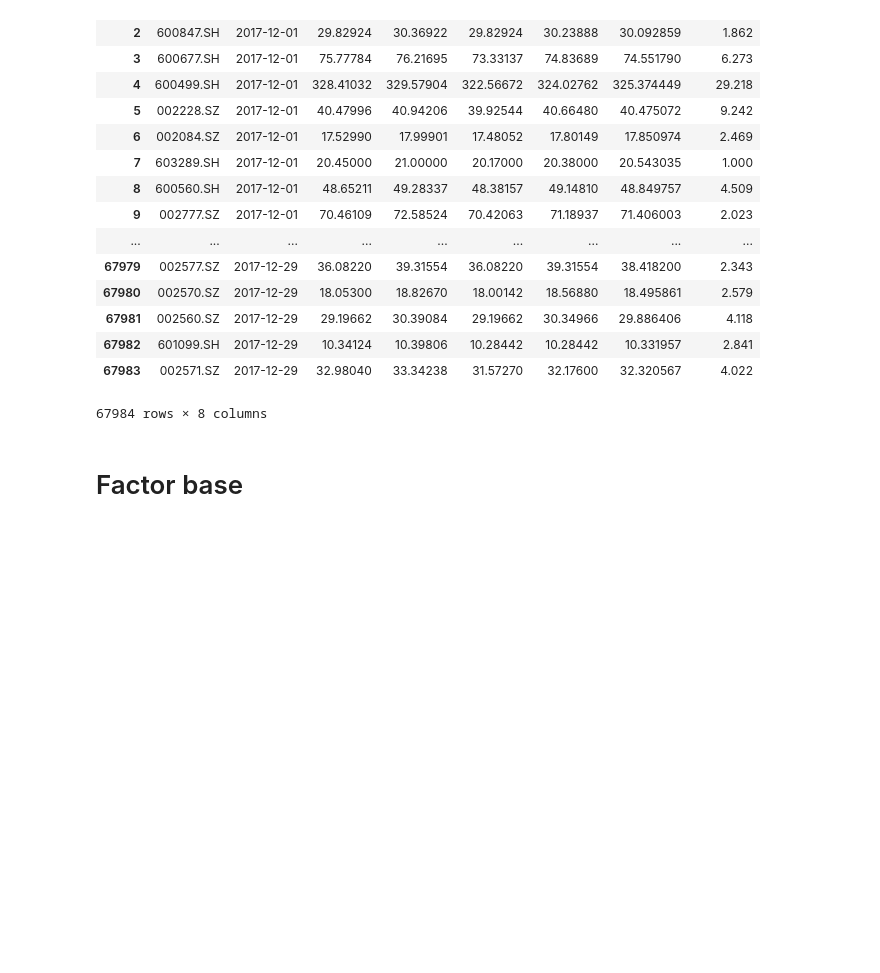
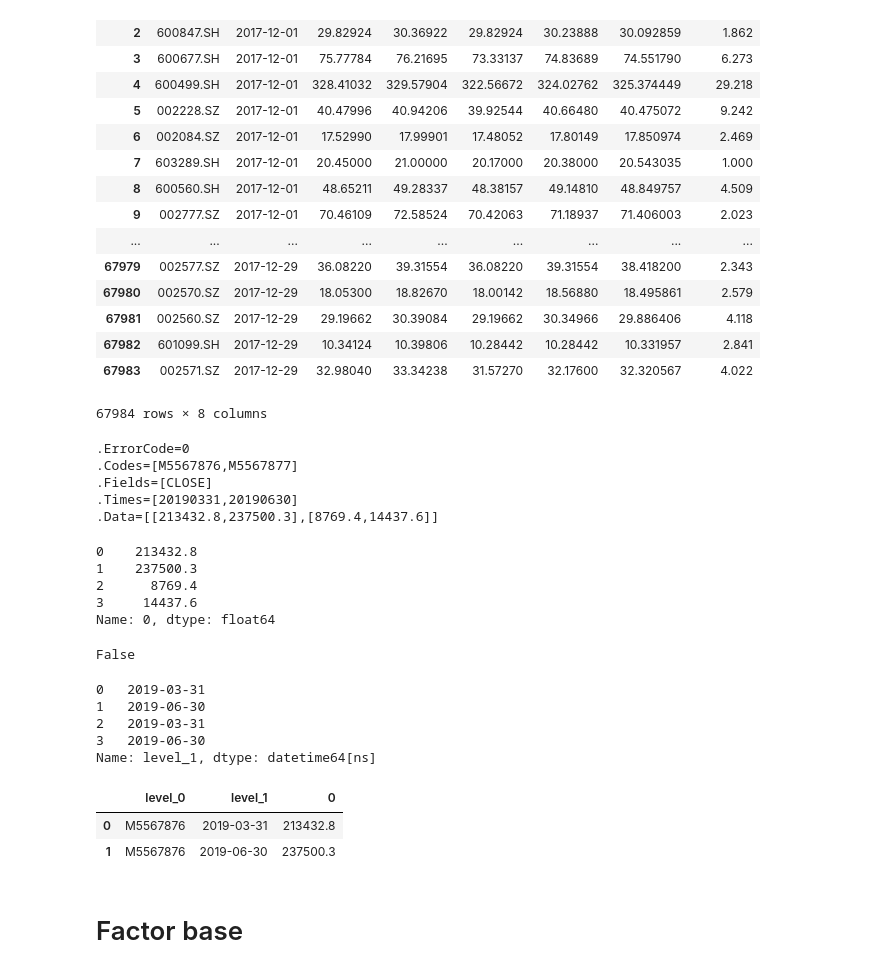
Before and after one commit to banksempire/FDM, a Jupyter notebook: FDM_test.ipynb, the cells around one changed output. Drawn from its saved outputs; the diff is of its cells as text; code cells hidden in the pictures; blank space fills up the shorter version.

```diff
--- a/FDM_test.ipynb
+++ b/FDM_test.ipynb
@@ -48,6 +48,43 @@ df
 | 67982 | 601099.SH | 2017-12-29 | 10.34124 | 10.39806 | 10.28442 | 10.28442 | 10.331957 | 2.841 |
 | 67983 | 002571.SZ | 2017-12-29 | 32.98040 | 33.34238 | 31.57270 | 32.17600 | 32.320567 | 4.022 |
 67984 rows × 8 columns
+# %%
+data = w.edb("M5567876,M5567877", "2019-01-01", "2019-09-20")
+data
+# %% [output]
+.ErrorCode=0
+.Codes=[M5567876,M5567877]
+.Fields=[CLOSE]
+.Times=[20190331,20190630]
+.Data=[[213432.8,237500.3],[8769.4,14437.6]]
+# %%
+df  = DataFrame(data.Data, columns=data.Times, index=data.Codes).T.unstack().reset_index()
+df[(df['level_1'] in pd.date_range('2019-01-01','2019-02-01'))]
+df[(df['date'] <= end) & (df['date'] >= start)]
+# %% [output]
+0    213432.8
+1    237500.3
+2      8769.4
+3     14437.6
+Name: 0, dtype: float64
+# %%
+df['level_1'] in pd.date_range('2019-01-01','2019-02-01')
+# %% [output]
+False
+# %%
+pd.to_datetime(df['level_1'])
+# %% [output]
+0   2019-03-31
+1   2019-06-30
+2   2019-03-31
+3   2019-06-30
+Name: level_1, dtype: datetime64[ns]
+# %%
+df
+# %% [output]
+|  | level_0 | level_1 | 0 |
+| 0 | M5567876 | 2019-03-31 | 213432.8 |
+| 1 | M5567876 | 2019-06-30 | 237500.3 |
 # %%
 tushare = fdm.Tushare(client)
 db = tushare.daily_basic()
```
Also changed, not shown: 12 other files.
